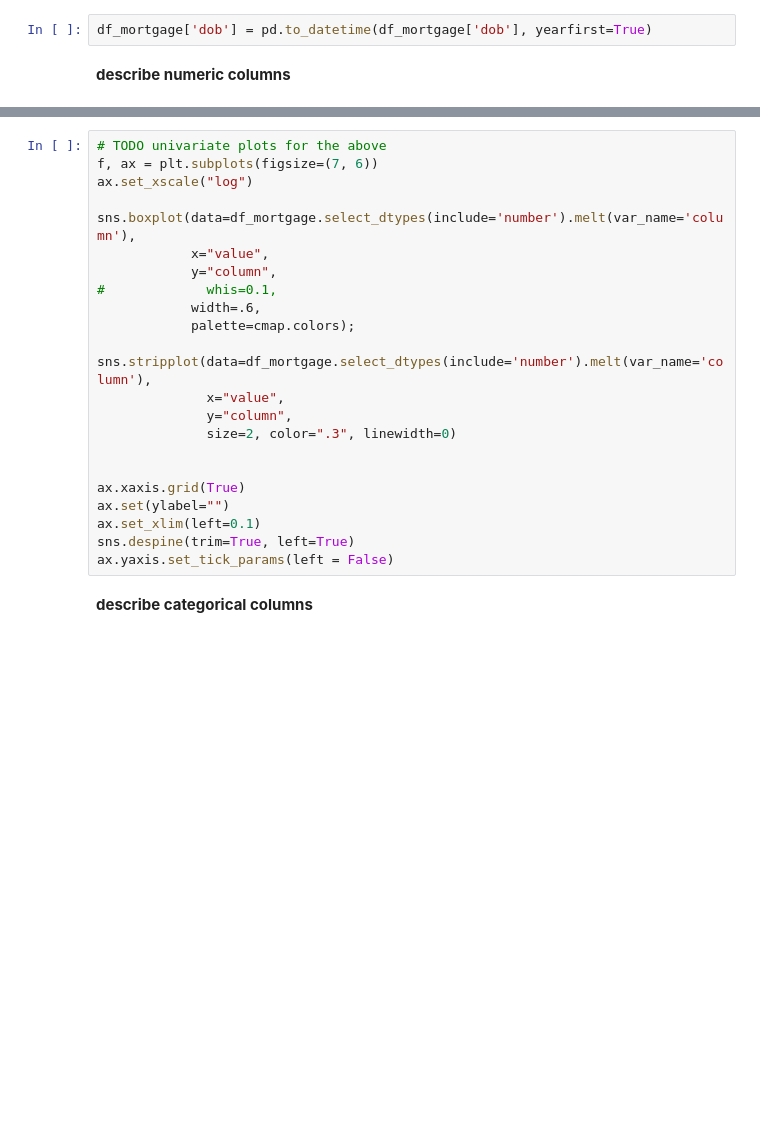
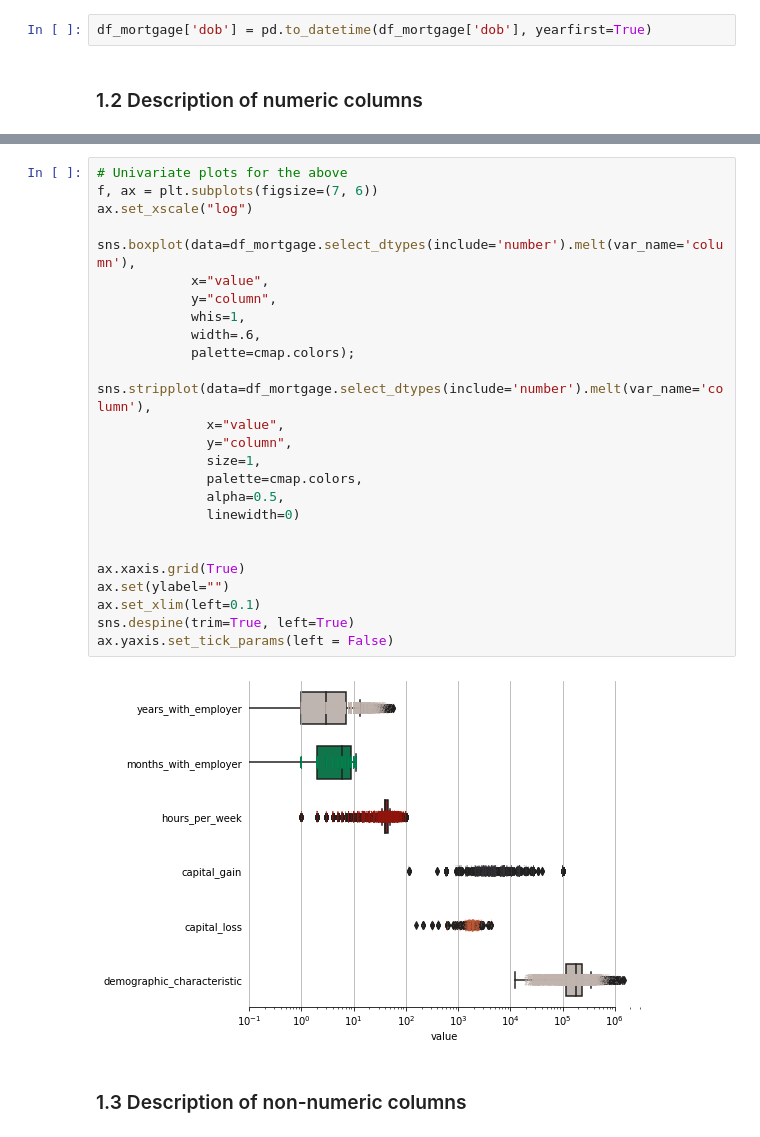
Before and after one commit to GaborJenei/macaroni, a Jupyter notebook: notebooks/0_Discovery.ipynb, the cells around one changed output, grey strips where cells are left out. Cells and saved outputs as stored; diff of their text form; blank space fills up the shorter version.

```diff
--- a/notebooks/0_Discovery.ipynb
+++ b/notebooks/0_Discovery.ipynb
@@ -61,8 +72,8 @@ df_mortgage['dob'].iloc[0]
 `dob` column is read up as string. Let's convert it to `datetime`
 # %%
 df_mortgage['dob'] = pd.to_datetime(df_mortgage['dob'], yearfirst=True)
-# %% [markdown]
-__describe numeric columns__
+# %% [markdown]
+### 1.2 Description of numeric columns <a id='1_2'></a>
 # %%
 # Descriptive stats of numeric fields
 df_mortgage.describe()
@@ -77,30 +88,36 @@ df_mortgage.describe()
 | 75% | 7.000000 | 9.000000 | 45.000000 | 0.000000 | 0.000000 | ... |
 | max | 57.000000 | 11.000000 | 99.000000 | 99999.000000 | 4356.000000 | ... |
 # %%
-# TODO univariate plots for the above
+# Univariate plots for the above
 f, ax = plt.subplots(figsize=(7, 6))
 ax.set_xscale("log")
 
 sns.boxplot(data=df_mortgage.select_dtypes(include='number').melt(var_name='column'),
             x="value",
             y="column",
-#             whis=0.1,
+            whis=1,
             width=.6,
             palette=cmap.colors);
 
 sns.stripplot(data=df_mortgage.select_dtypes(include='number').melt(var_name='column'),
               x="value",
               y="column",
-              size=2, color=".3", linewidth=0)
+              size=1,
+              palette=cmap.colors,
+              alpha=0.5,
+              linewidth=0)
 
 
 ax.xaxis.grid(True)
 ax.set(ylabel="")
 ax.set_xlim(left=0.1)
 sns.despine(trim=True, left=True)
 ax.yaxis.set_tick_params(left = False)
+# %% [output]
+[figure, added]
-# %% [markdown]
-__describe categorical columns__
+# %% [markdown]
+<a id='1_3'></a>
+### 1.3 Description of non-numeric columns
 # %%
 # get number of unique values the categorical columns
 mortgage_cat_cols_cardinality = []
```
Also changed, not shown: parts of 29 cells of this notebook.
